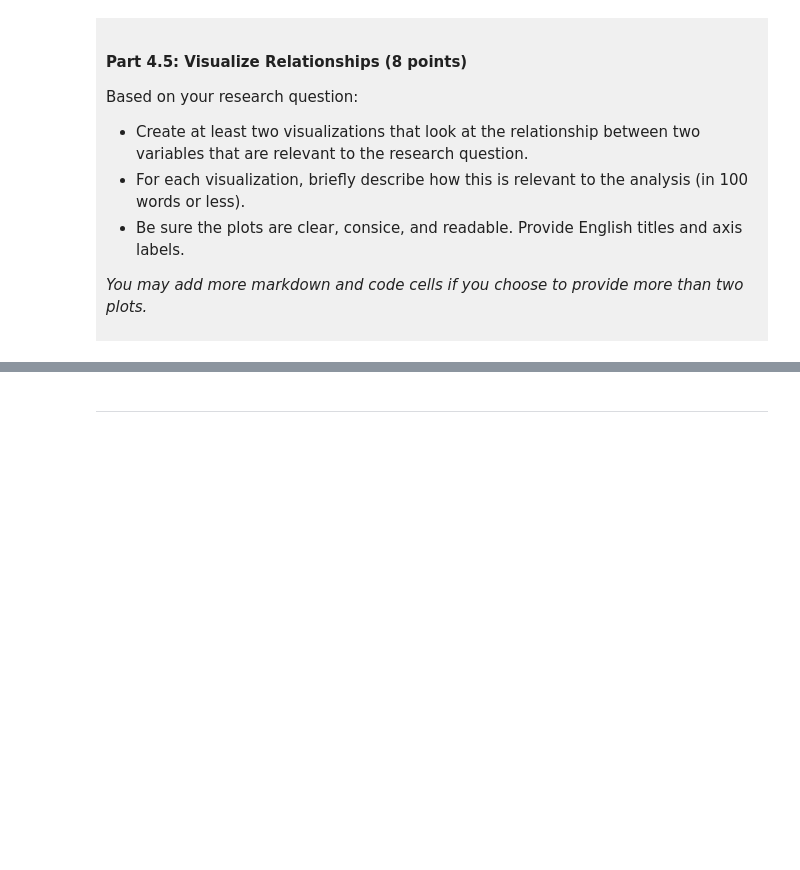
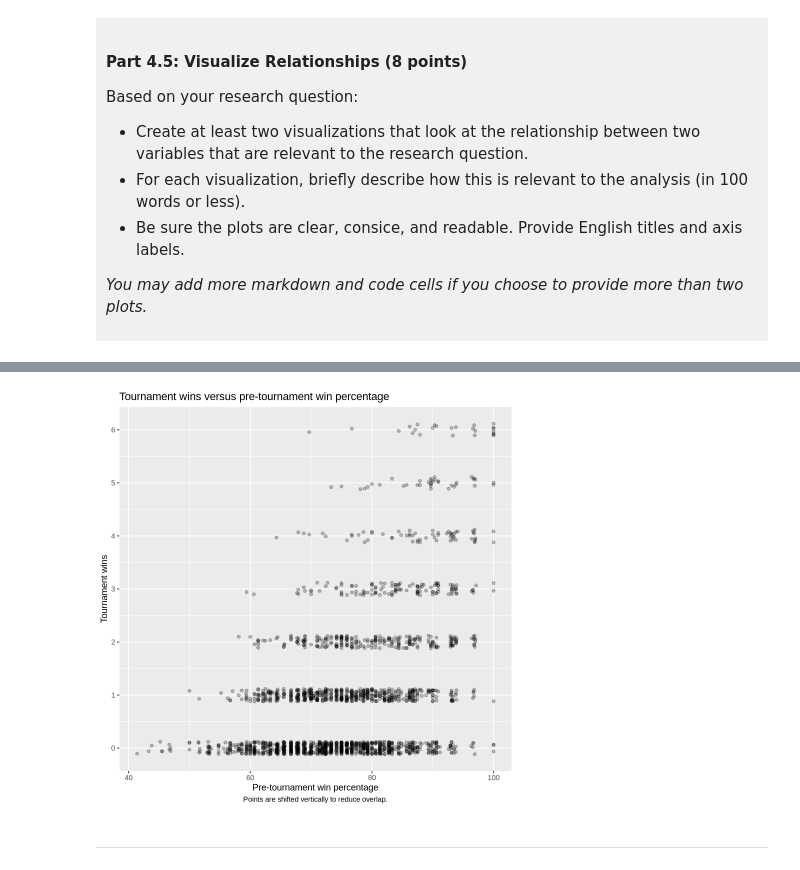
Before and after one commit to llvanmaren/dsci-100-project-luka-vanmaren, a Jupyter notebook: dsci-100-project-notebook.ipynb, the cells around one changed output, grey strips where cells are left out. Saved outputs shown, nothing was run; the diff lists cells and outputs as text; code cells hidden in the pictures; blank space fills up the shorter version.

```diff
--- a/dsci-100-project-notebook.ipynb
+++ b/dsci-100-project-notebook.ipynb
@@ -329,5 +402,16 @@ Visualization 2: %%% EDIT THIS MARKDOWN CELL%%%
 # %%
-### EDIT THIS CODE CELL FOR VISUALIZATION 2###
+# Spread overlapping points slightly in the vertical direction.
+ggplot(selected_data, aes(x = reg_wins_pct, y = tourney_wins)) +
+  geom_jitter(width = 0, height = 0.12, alpha = 0.25) +
+  scale_y_continuous(breaks = 0:6) +
+  labs(
+    title = "Tournament wins versus pre-tournament win percentage",
+    x = "Pre-tournament win percentage",
+    y = "Tournament wins",
+    caption = "Points are shifted vertically to reduce overlap."
+  ) + theme(plot.caption = element_text(hjust = 0.5))
+# %% [output]
+[figure, added]
 # %% [markdown]
 ------
 # %% [markdown]
```
Also changed, not shown: parts of 10 cells of this notebook.
